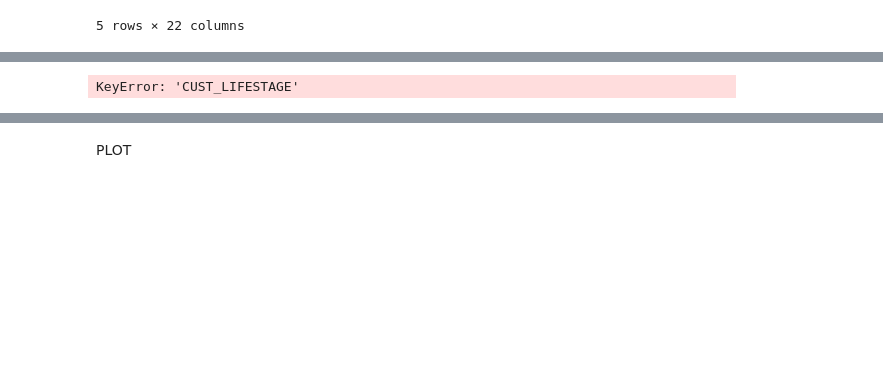
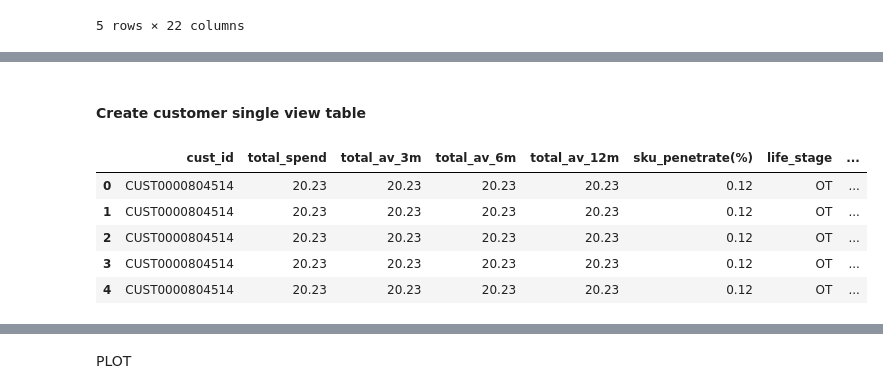
Before and after one commit to HikariJadeEmpire/AdvancedAnalytics-MADT8101, a Jupyter notebook: Week02_CustomerSingleView/KMean_LostusAnalytic.ipynb, the cells around one changed output, grey strips where cells are left out. Saved outputs shown, nothing was run; the diff lists cells and outputs as text; code cells hidden in the pictures; blank space fills up the shorter version.

```diff
--- a/Week02_CustomerSingleView/KMean_LostusAnalytic.ipynb
+++ b/Week02_CustomerSingleView/KMean_LostusAnalytic.ipynb
@@ -96,8 +90,10 @@ df.head()
 # add column
 
 df['total_sales'] = df['SPEND']*df['QUANTITY']
+# %% [markdown]
+<h4>Create customer single view table</h4>
 # %%
-## Create customer single view ##
+## Create an important features to perform customer single view ##
 
 # import datetime as dt
 
@@ -122,33 +118,38 @@ yearly = pd.DataFrame( df.groupby(by=['CUST_CODE',
                                       .agg('sum')
                   ).groupby('CUST_CODE').agg('mean').rename(columns={'total_sales':'total_av_12m'})
 
-# sku = pd.DataFrame(df.groupby(by=['CUST_CODE'])
-#                    .apply(
-#                        lambda x : round( (len(x['PROD_CODE'].unique())/(df['PROD_CODE'].nunique()))*100
-#                                         , 2 )
-#                        )
-#                             ).rename(columns={0:'sku_penetrate(%)'})
-
-# JOIN them together
-
-ls = [totalspend,tm,sm,yearly,sku]
-for i in (ls):
-    newdf = pd.merge( newdf,i,left_on=['cust_id'],right_on=['CUST_CODE'] )
-
-# JOIN Others
-
-namecol = ['CUST_LIFESTAGE','BASKET_SIZE','BASKET_TYPE','BASKET_PRICE_SENSITIVITY','BASKET_DOMINANT_MISSION',
-           'SHOP_WEEKDAY','SHOP_HOUR','PROD_CODE_10','PROD_CODE_20','PROD_CODE_30','PROD_CODE_40']
-newname = ['life_stage','most_bsk_size','most_bsk_type','most_price_sensitivity','most_cat',
-           'most_weekday','most_coming_time','most_prod_c10','most_prod_c20','most_prod_c30','most_prod_c40']
-
-for i,j in zip(namecol,newname):
-   bc = pd.DataFrame(df.groupby(by=['CUST_CODE'])[i]
-                        .apply(lambda x : x.mode())
-                           ).rename(columns={i:j})
-
-   newdf = pd.merge( newdf,bc,left_on=['cust_id'],right_on=['CUST_CODE'] )
-
-newdf
+sku = pd.DataFrame(df.groupby(by=['CUST_CODE'])
+                   .apply(
+                       lambda x : round( (len(x['PROD_CODE'].unique())/(df['PROD_CODE'].nunique()))*100
+                                        , 2 )
+                       )
+                            ).rename(columns={0:'sku_penetrate(%)'})
-# %% [output]
-KeyError: 'CUST_LIFESTAGE'
+# %%
+# JOIN them(above) together
+
+ls = [totalspend,tm,sm,yearly,sku]
+for i in (ls):
+    newdf = pd.merge( newdf,i,left_on=['cust_id'],right_on=['CUST_CODE'] )
+
+# JOIN Others
+
+namecol = ['CUST_LIFESTAGE','CUST_PRICE_SENSITIVITY','BASKET_SIZE','BASKET_TYPE','BASKET_PRICE_SENSITIVITY','BASKET_DOMINANT_MISSION',
+           'SHOP_WEEKDAY','SHOP_HOUR','PROD_CODE_10','PROD_CODE_20','PROD_CODE_30','PROD_CODE_40']
+newname = ['life_stage','cust_price_sensitivity','most_bsk_size','most_bsk_type','most_price_sensitivity','most_cat',
+           'most_weekday','most_coming_time','most_prod_c10','most_prod_c20','most_prod_c30','most_prod_c40']
+
+for i,j in zip(namecol,newname):
+   bc = pd.DataFrame(df.groupby(by=['CUST_CODE'])[i]
+                        .apply(pd.Series.mode) # .agg(pd.Series.mode) # if you want to wrap up to 1 row per customer id
+                           ).rename(columns={i:j})
+
+   newdf = pd.merge( newdf,bc,left_on=['cust_id'],right_on=['CUST_CODE'] )
+
+newdf.head()
+# %% [output]
+|  | cust_id | total_spend | total_av_3m | total_av_6m | total_av_12m | sku_penetrate(%) | life_stage | ... |
+| 0 | CUST0000804514 | 20.23 | 20.23 | 20.23 | 20.23 | 0.12 | OT | ... |
+| 1 | CUST0000804514 | 20.23 | 20.23 | 20.23 | 20.23 | 0.12 | OT | ... |
+| 2 | CUST0000804514 | 20.23 | 20.23 | 20.23 | 20.23 | 0.12 | OT | ... |
+| 3 | CUST0000804514 | 20.23 | 20.23 | 20.23 | 20.23 | 0.12 | OT | ... |
+| 4 | CUST0000804514 | 20.23 | 20.23 | 20.23 | 20.23 | 0.12 | OT | ... |
```
Also changed, not shown: parts of 6 cells of this notebook.
